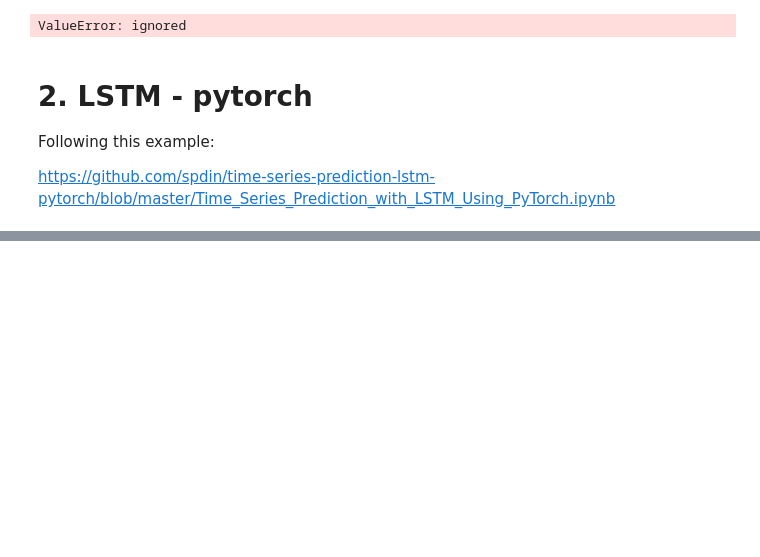
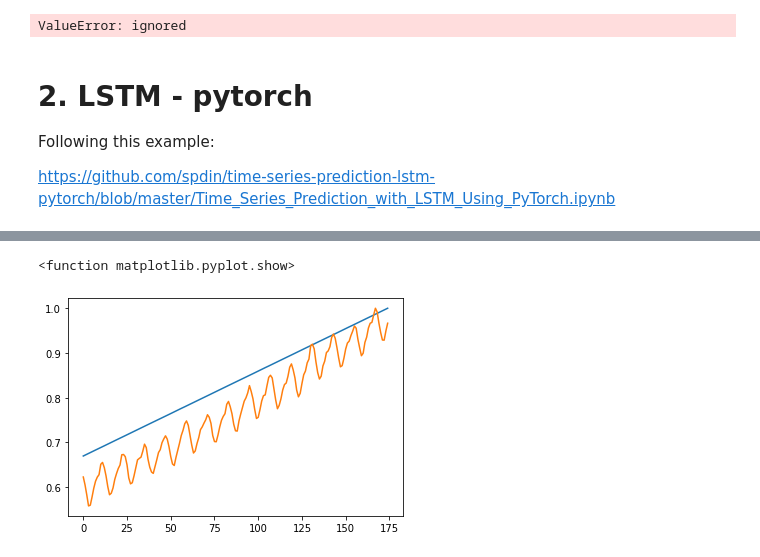
Before and after one commit to iurrutia/CO2_LSTM, a Jupyter notebook: LSTM_MaunaLoa_data.ipynb, the cells around one changed output, grey strips where cells are left out. Saved outputs shown, nothing was run; the diff lists cells and outputs as text; code cells hidden in the pictures; blank space fills up the shorter version.

```diff
--- a/LSTM_MaunaLoa_data.ipynb
+++ b/LSTM_MaunaLoa_data.ipynb
@@ -237,0 +254,7 @@ https://github.com/spdin/time-series-prediction-lstm-pytorch/blob/master/Time_Se
+# %%
+# Visualization of test data (kind of linear, but not really)
+plt.plot(test, label = "year")
+plt.show
+# %% [output]
+<function matplotlib.pyplot.show>
+[figure, added]
```
Also changed, not shown: parts of 7 cells of this notebook.
